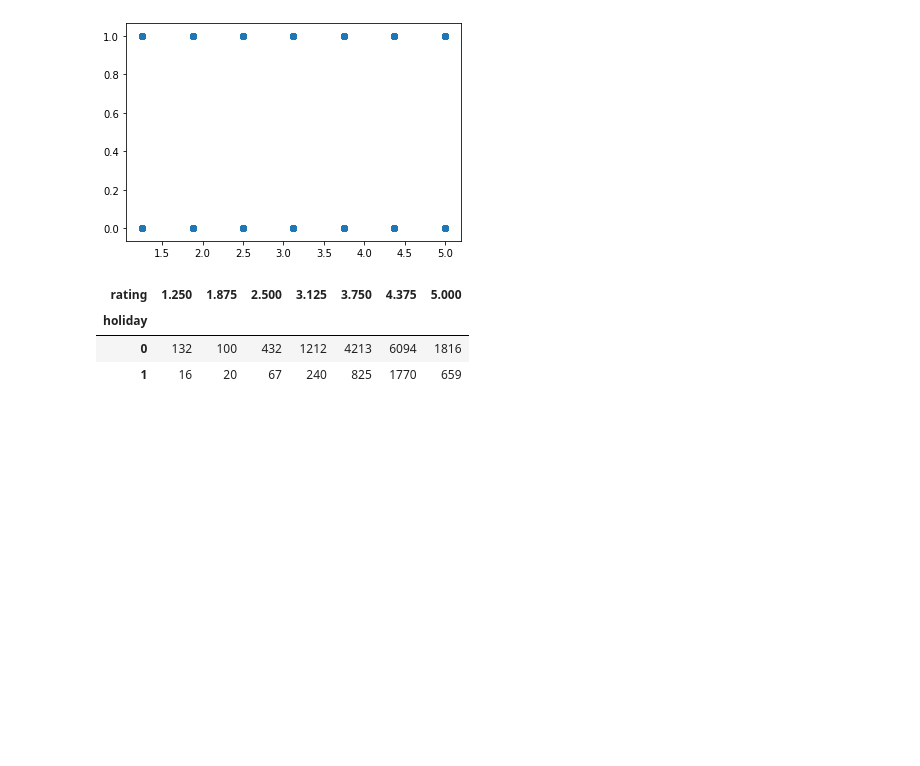
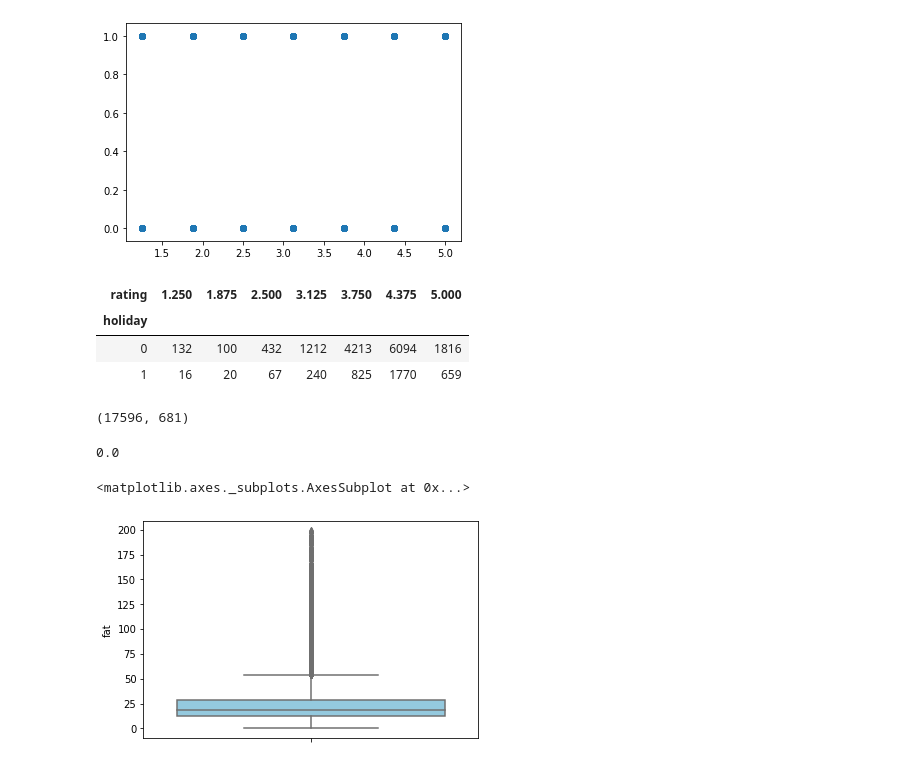
Before and after one commit to ivesulca/Recipe_Rating_Prediction, a Jupyter notebook: finalproj_bw_dataclean.ipynb, the cells around one changed output. Saved outputs shown, nothing was run; the diff lists cells and outputs as text; code cells hidden in the pictures; blank space fills up the shorter version.

```diff
--- a/finalproj_bw_dataclean.ipynb
+++ b/finalproj_bw_dataclean.ipynb
@@ -182,3 +182,33 @@ pd.crosstab(X.holiday, y)
 | holiday |  |  |  |  |  |  |  |
 | 0 | 132 | 100 | 432 | 1212 | 4213 | 6094 | 1816 |
 | 1 | 16 | 20 | 67 | 240 | 825 | 1770 | 659 |
+# %%
+X.shape
+# %% [output]
+(17596, 681)
+# %%
+#FAT CLEANING
+#checking nulls: over 20% (3.4k records)
+fat_nulls=X.loc[(X.fat.isna())]
+fat_nulls.shape[0]/X.shape[0]
+# %% [output]
+0.0
+# %%
+from sklearn.impute import SimpleImputer
+
+#FAT: In grams but it can mislead depending of the number of portions (Paella for example)
+
+#Delete bigger portions(Paella) and outliers
+X=X.loc[((X.fat>=0) & (X.fat<=200)) | (X.fat.isna())]
+
+#Median imputer
+imp = SimpleImputer(missing_values=np.nan, strategy='median')
+fat_clean = imp.fit_transform(X.fat.values.reshape(-1,1))
+fat_clean = pd.DataFrame(data=fat_clean ,columns=['fat_clean'])
+X['fat']=fat_clean.fat_clean.values
+# %%
+import seaborn as sns
+sns.boxplot(y='fat',data=X, color="skyblue")
+# %% [output]
+<matplotlib.axes._subplots.AxesSubplot at 0x...>
+[figure, added]
```
Also changed, not shown: parts of 14 cells of this notebook, 1 other file.
